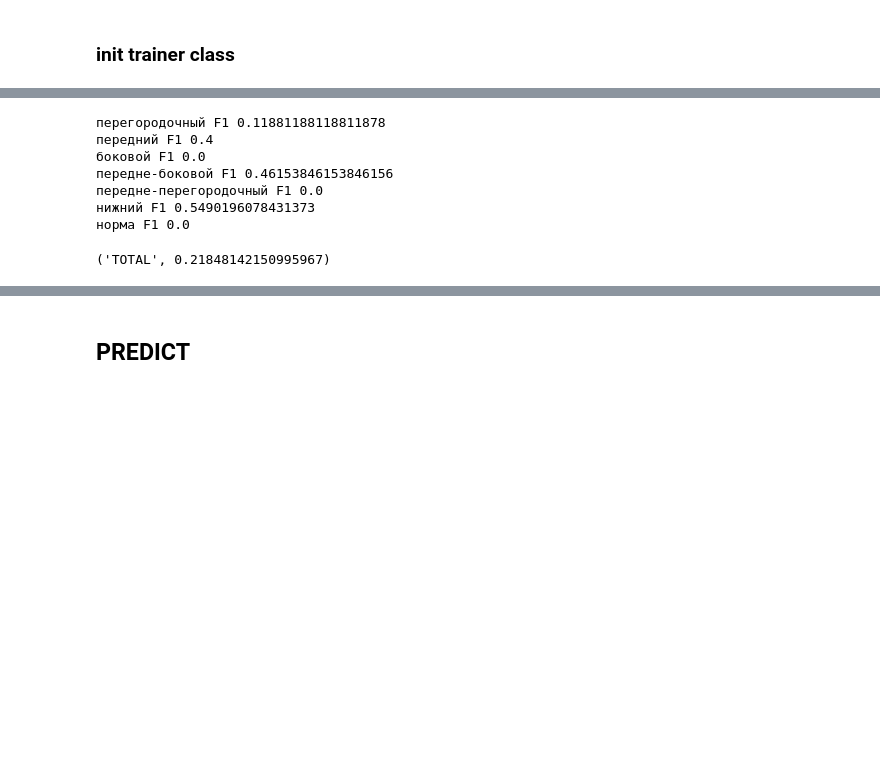
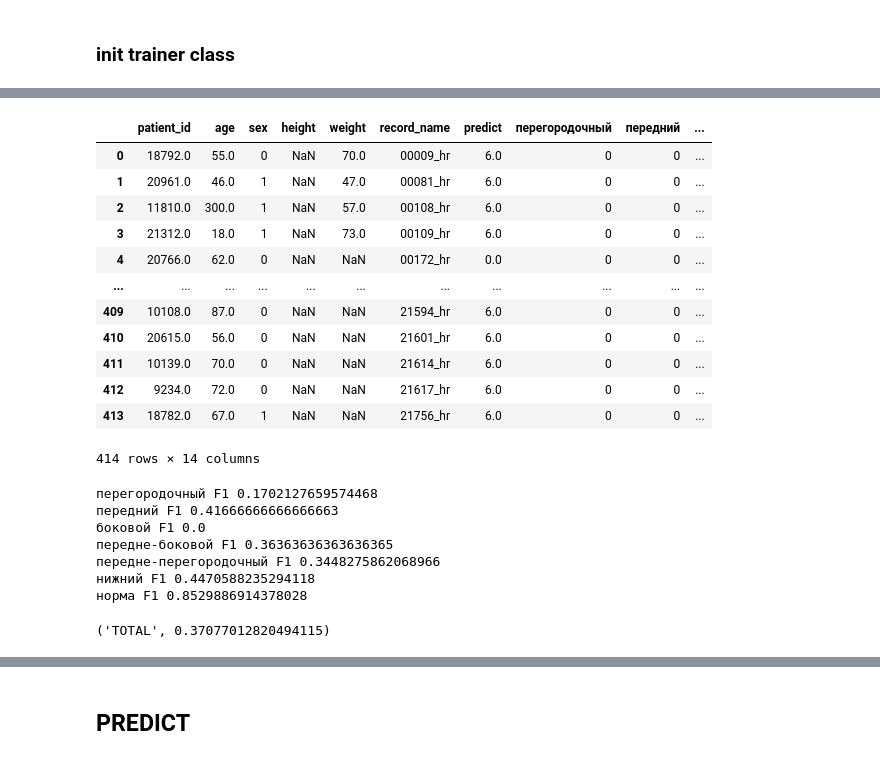
Before and after one commit to boldirev-as/AIIJC-medtech23, a Jupyter notebook: model_training.ipynb, the cells around one changed output, grey strips where cells are left out. Drawn from its saved outputs; the diff is of its cells as text; code cells hidden in the pictures; blank space fills up the shorter version.

```diff
--- a/model_training.ipynb
+++ b/model_training.ipynb
@@ -363,19 +357,25 @@ def predict(beat_filename):
     return res.detach().numpy()
 
 def run_test_predicts(curr_model_save_path, treshhold=0.5):
-    df_og = pd.read_csv("../task_final/train/train_meta.csv")
+    df_og = pd.read_csv("./train/train_meta.csv")
     test_annotations = pd.read_csv("./val_annotations.csv")
+    test_annotations.drop_duplicates(inplace=True)
     preds = {}
     for name in tqdm(test_annotations["new_name"]):
         record_name = name[:name.rfind("_")]
         if record_name not in preds:
             preds[record_name] = []
-        preds[record_name].append(predict("./transformed_train/"+name+".npy"))
+        pred = np.argmax(predict("./transformed_train/"+name+".npy"))
+        preds[record_name].append(pred)
 
-    preds_median = {k: ((np.array(v).mean(axis=0) > treshhold) * 1)[0].tolist() for k,v in preds.items()}
-    df_og["predict"] = df_og["record_name"].map(preds_median)
-    return df_og
+    preds_most_freq = {}
+    for name, preds in preds.items():
+        most_freq_pred = np.argmax(np.bincount(preds))
+        preds_most_freq[name] = most_freq_pred
+
+    df_og["predict"] = df_og["record_name"].map(preds_most_freq)
+    return df_og, preds_most_freq
 # %%
-test_res = run_test_predicts(curr_model_save_path)
+test_res, d = run_test_predicts(curr_model_save_path)
 # %%
 test_res = test_res[~test_res.predict.isna()]
@@ -388,25 +424,41 @@ predicts = pd.DataFrame(test_res.predict.tolist())
 # %%
-test_annotations = pd.read_csv("../task_final/train/train_gts_final.csv")
+val_annotations = pd.read_csv("./train/train_gts_final.csv")
 # %%
-test_res2 = test_res.merge(test_annotations, on="record_name", how="left")
+test_res2 = test_res.merge(val_annotations, on="record_name", how="left")
+# %%
+test_res2
+# %% [output]
+|  | patient_id | age | sex | height | weight | record_name | predict | перегородочный | передний | ... |
+| 0 | 18792.0 | 55.0 | 0 | NaN | 70.0 | 00009_hr | 6.0 | 0 | 0 | ... |
+| 1 | 20961.0 | 46.0 | 1 | NaN | 47.0 | 00081_hr | 6.0 | 0 | 0 | ... |
+| 2 | 11810.0 | 300.0 | 1 | NaN | 57.0 | 00108_hr | 6.0 | 0 | 0 | ... |
+| 3 | 21312.0 | 18.0 | 1 | NaN | 73.0 | 00109_hr | 6.0 | 0 | 0 | ... |
+| 4 | 20766.0 | 62.0 | 0 | NaN | NaN | 00172_hr | 0.0 | 0 | 0 | ... |
+| ... | ... | ... | ... | ... | ... | ... | ... | ... | ... | ... |
+| 409 | 10108.0 | 87.0 | 0 | NaN | NaN | 21594_hr | 6.0 | 0 | 0 | ... |
+| 410 | 20615.0 | 56.0 | 0 | NaN | NaN | 21601_hr | 6.0 | 0 | 0 | ... |
+| 411 | 10139.0 | 70.0 | 0 | NaN | NaN | 21614_hr | 6.0 | 0 | 0 | ... |
+| 412 | 9234.0 | 72.0 | 0 | NaN | NaN | 21617_hr | 6.0 | 0 | 0 | ... |
+| 413 | 18782.0 | 67.0 | 1 | NaN | NaN | 21756_hr | 6.0 | 0 | 0 | ... |
+414 rows × 14 columns
 # %%
 from sklearn.metrics import f1_score
 
 summs = 0
 for i, column in enumerate(["перегородочный", "передний", "боковой", "передне-боковой",
                              "передне-перегородочный", "нижний", "норма"]):
-    print(column, "F1", f1_score(test_res2[column], predicts[i]))
-    summs += f1_score(test_res2[column], predicts[i])
+    print(column, "F1", f1_score(test_res2[column], predicts[column]))
+    summs += f1_score(test_res2[column], predicts[column])
 "TOTAL", summs / 7
 # %% [output]
-перегородочный F1 0.11881188118811878
-передний F1 0.4
+перегородочный F1 0.1702127659574468
+передний F1 0.41666666666666663
 боковой F1 0.0
-передне-боковой F1 0.46153846153846156
-передне-перегородочный F1 0.0
-нижний F1 0.5490196078431373
-норма F1 0.0
+передне-боковой F1 0.36363636363636365
+передне-перегородочный F1 0.3448275862068966
+нижний F1 0.4470588235294118
+норма F1 0.8529886914378028
-('TOTAL', 0.21848142150995967)
+('TOTAL', 0.37077012820494115)
 # %%
 pd.read_csv("./train_annotations.csv").sum()
 # %% [output]
```
Also changed, not shown: parts of 22 cells of this notebook, 1 other file.
